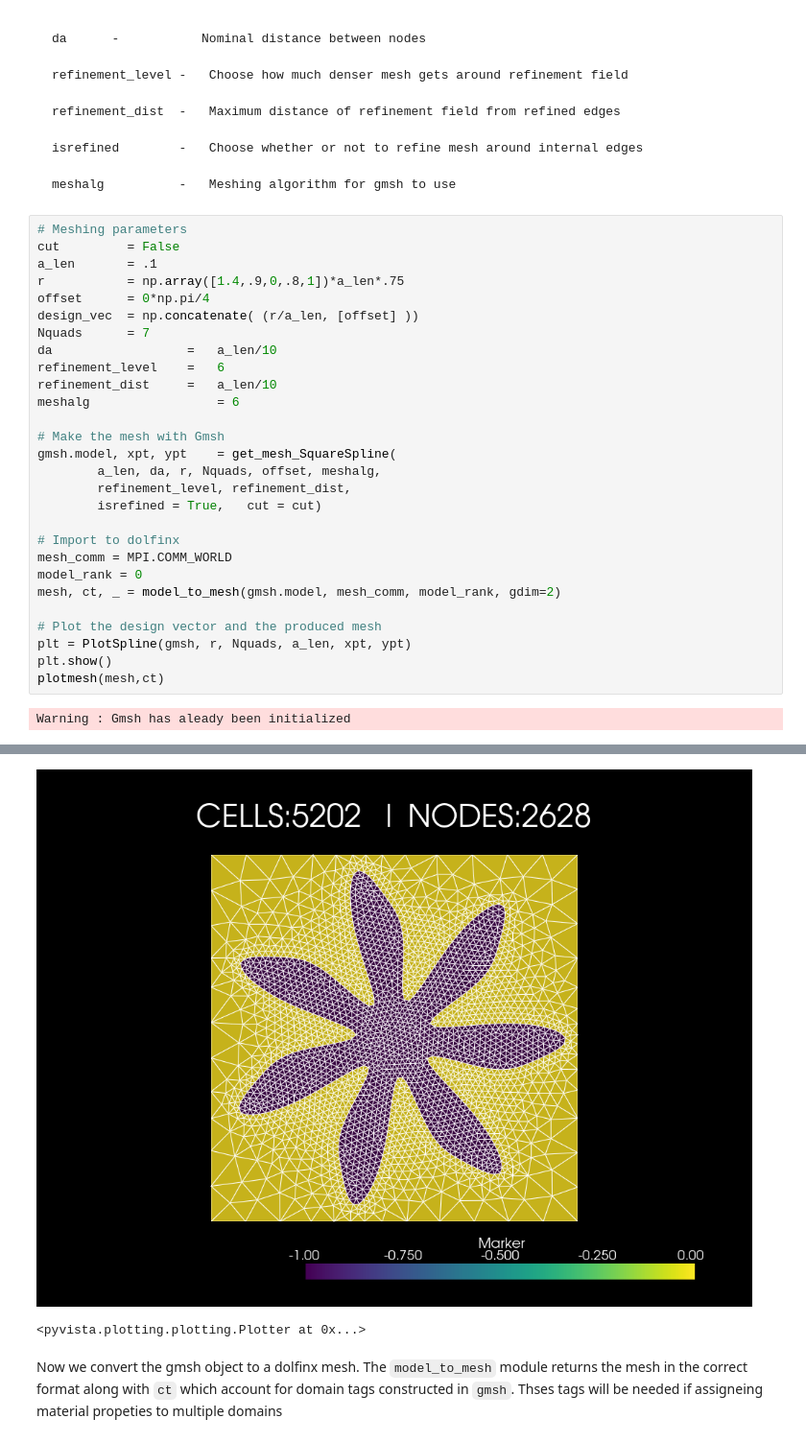
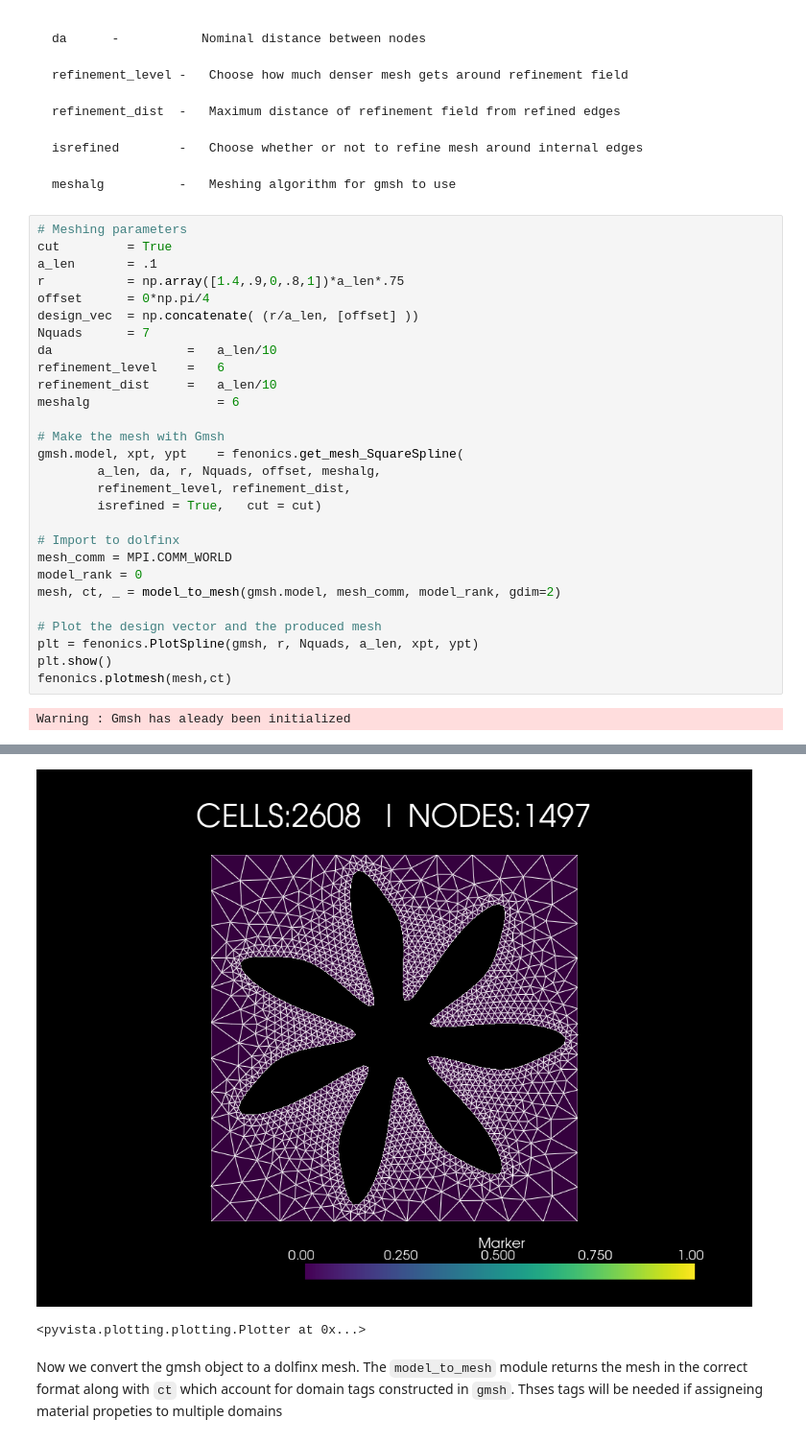
Before and after one commit to jtempelman95/fenonics, a Jupyter notebook: RepoCodes/real_build/TutorialNotebook.ipynb, the cells around one changed output, grey strips where cells are left out. Shown at 96% size. Drawn from its saved outputs; the diff is of its cells as text.

```diff
--- a/RepoCodes/real_build/TutorialNotebook.ipynb
+++ b/RepoCodes/real_build/TutorialNotebook.ipynb
@@ -61,7 +59,7 @@ We start by defining some parameters for the void in our square unit cell
     meshalg          -   Meshing algorithm for gmsh to use
 # %%
 # Meshing parameters
-cut         = False
+cut         = True
 a_len       = .1
 r           = np.array([1.4,.9,0,.8,1])*a_len*.75
 offset      = 0*np.pi/4
@@ -73,7 +71,7 @@ refinement_dist     =   a_len/10
 meshalg                 = 6
 
 # Make the mesh with Gmsh
-gmsh.model, xpt, ypt    = get_mesh_SquareSpline(
+gmsh.model, xpt, ypt    = fenonics.get_mesh_SquareSpline(
         a_len, da, r, Nquads, offset, meshalg,
         refinement_level, refinement_dist,
         isrefined = True,   cut = cut)
@@ -84,9 +82,9 @@ model_rank = 0
 mesh, ct, _ = model_to_mesh(gmsh.model, mesh_comm, model_rank, gdim=2)
 
 # Plot the design vector and the produced mesh
-plt = PlotSpline(gmsh, r, Nquads, a_len, xpt, ypt)
+plt = fenonics.PlotSpline(gmsh, r, Nquads, a_len, xpt, ypt)
 plt.show()
-plotmesh(mesh,ct)
+fenonics.plotmesh(mesh,ct)
 # %% [output]
 Warning : Gmsh has aleady been initialized
 Info    : Clearing all models and views...
@@ -113,8 +112,8 @@ to here
 No module named 'trame'
 
 Falling back to a static output.
   warnings.warn(
-[figure, old version]
+[figure, new version]
 <pyvista.plotting.plotting.Plotter at 0x...>
 # %% [markdown]
 Now we convert the gmsh object to a dolfinx mesh. The `model_to_mesh` module returns the mesh in the correct format along with `ct` which account for domain tags constructed in `gmsh`. Thses tags will be needed if assigneing material propeties to multiple domains
```
Also changed, not shown: parts of 8 cells of this notebook, 3 other files.
